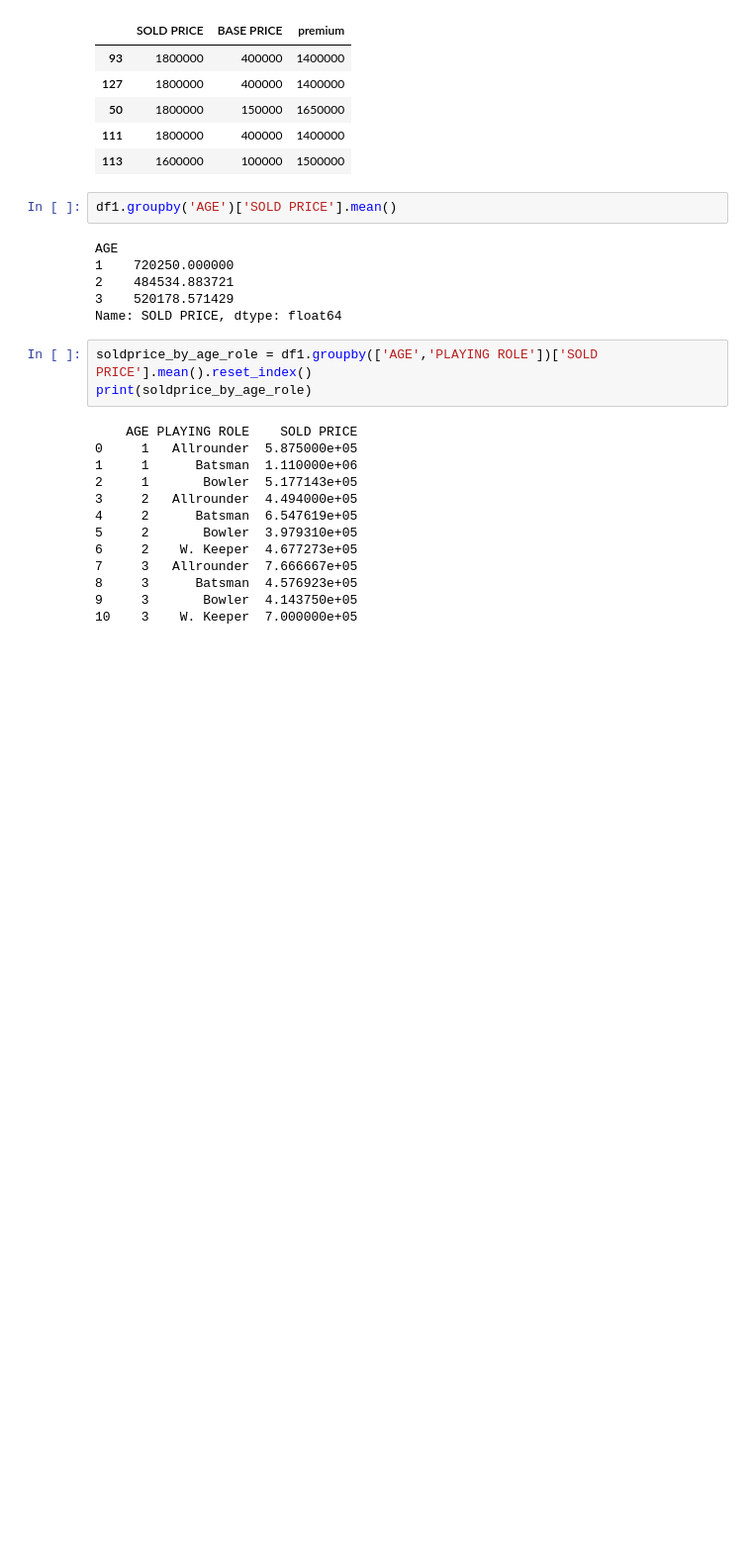
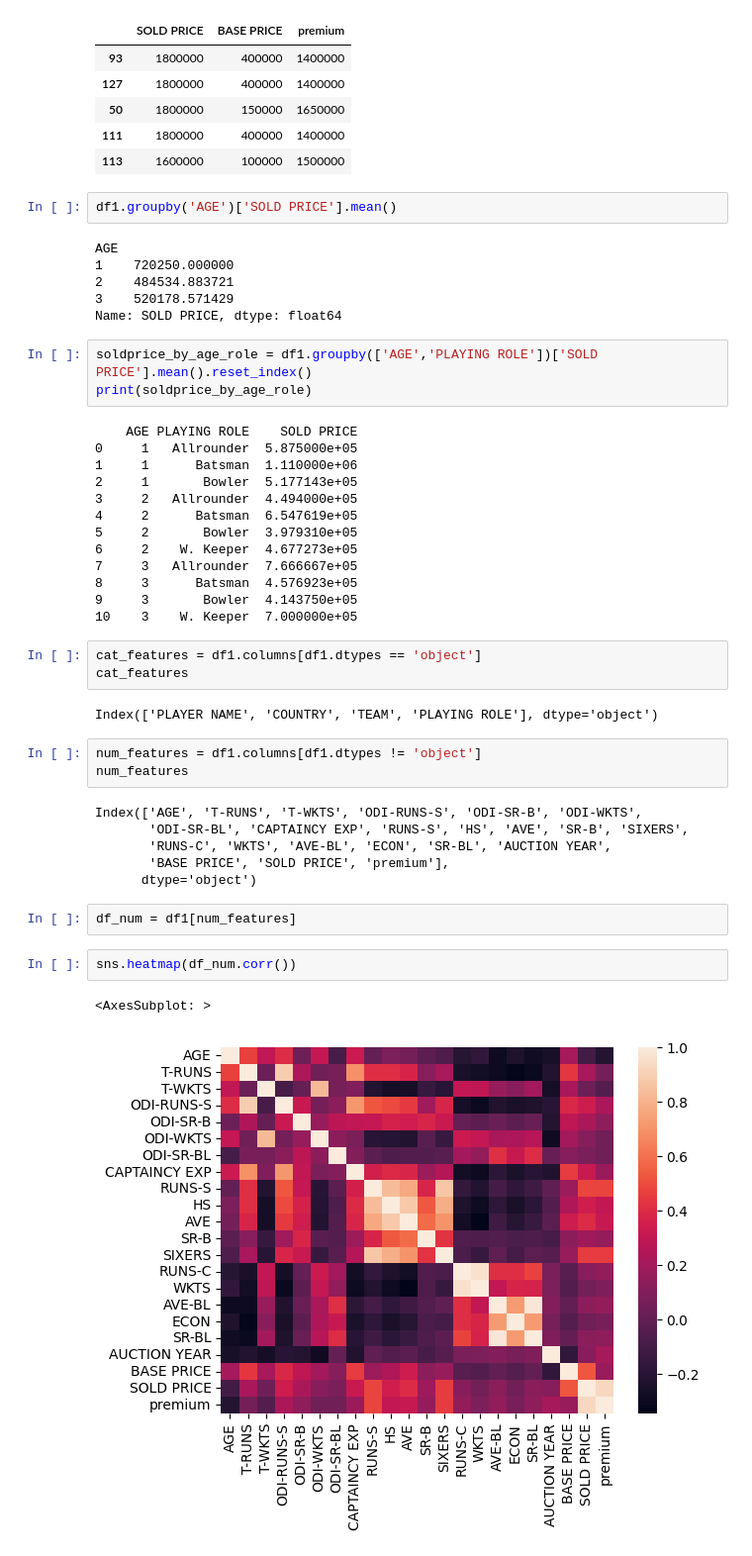
Before and after one commit to saptarshipal1/ipl_dataset2013, a Jupyter notebook: ipl_2013.ipynb, the cells around one changed output. Shown at 99% size. Saved outputs shown, nothing was run; the diff lists cells and outputs as text; blank space fills up the shorter version.

```diff
--- a/ipl_2013.ipynb
+++ b/ipl_2013.ipynb
@@ -212,3 +217,24 @@ print(soldprice_by_age_role)
 8     3      Batsman  4.576923e+05
 9     3       Bowler  4.143750e+05
 10    3    W. Keeper  7.000000e+05
+# %%
+cat_features = df1.columns[df1.dtypes == 'object']
+cat_features
+# %% [output]
+Index(['PLAYER NAME', 'COUNTRY', 'TEAM', 'PLAYING ROLE'], dtype='object')
+# %%
+num_features = df1.columns[df1.dtypes != 'object']
+num_features
+# %% [output]
+Index(['AGE', 'T-RUNS', 'T-WKTS', 'ODI-RUNS-S', 'ODI-SR-B', 'ODI-WKTS',
+       'ODI-SR-BL', 'CAPTAINCY EXP', 'RUNS-S', 'HS', 'AVE', 'SR-B', 'SIXERS',
+       'RUNS-C', 'WKTS', 'AVE-BL', 'ECON', 'SR-BL', 'AUCTION YEAR',
+       'BASE PRICE', 'SOLD PRICE', 'premium'],
+      dtype='object')
+# %%
+df_num = df1[num_features]
+# %%
+sns.heatmap(df_num.corr())
+# %% [output]
+<AxesSubplot: >
+[figure, added]
```
Also changed, not shown: parts of 14 cells of this notebook.
